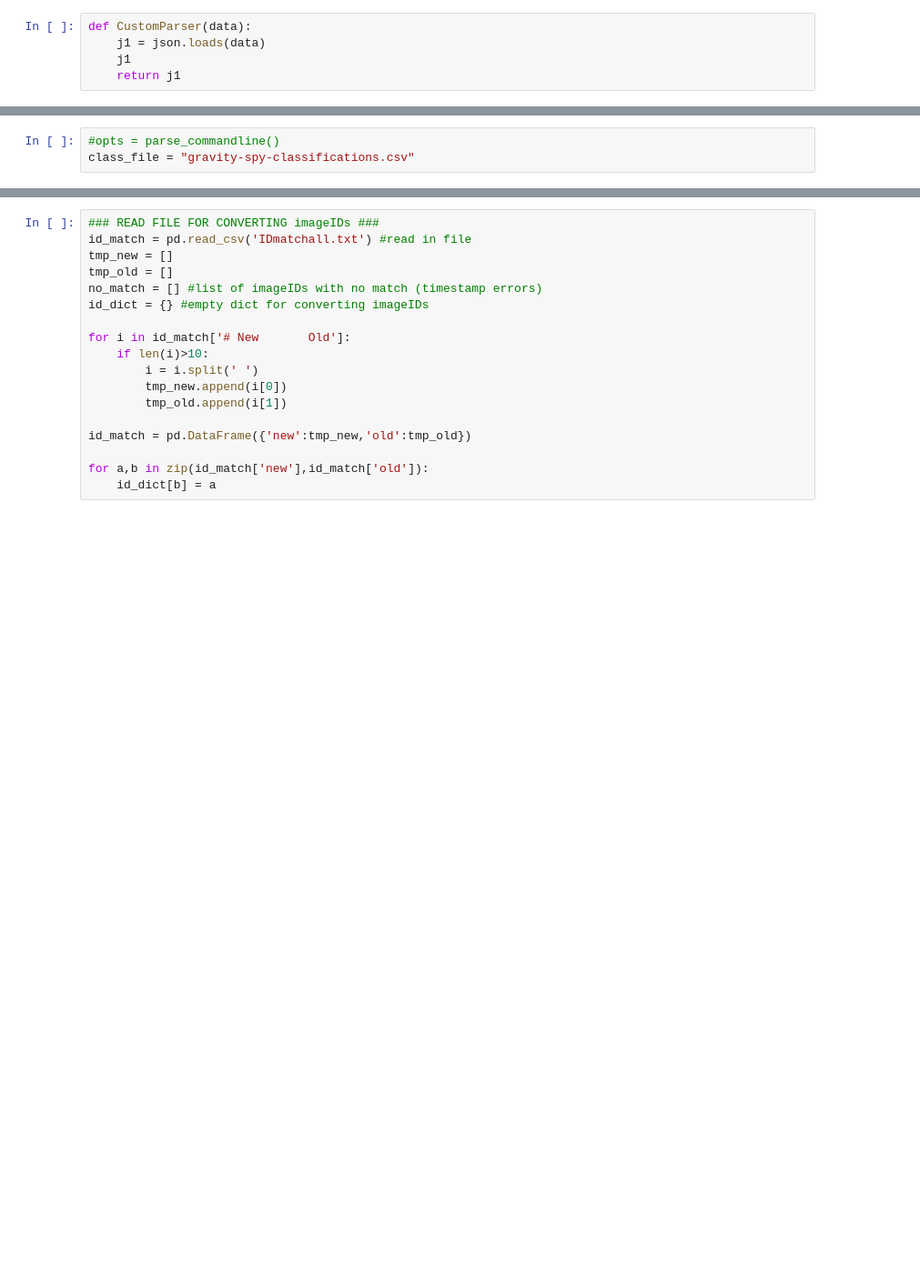
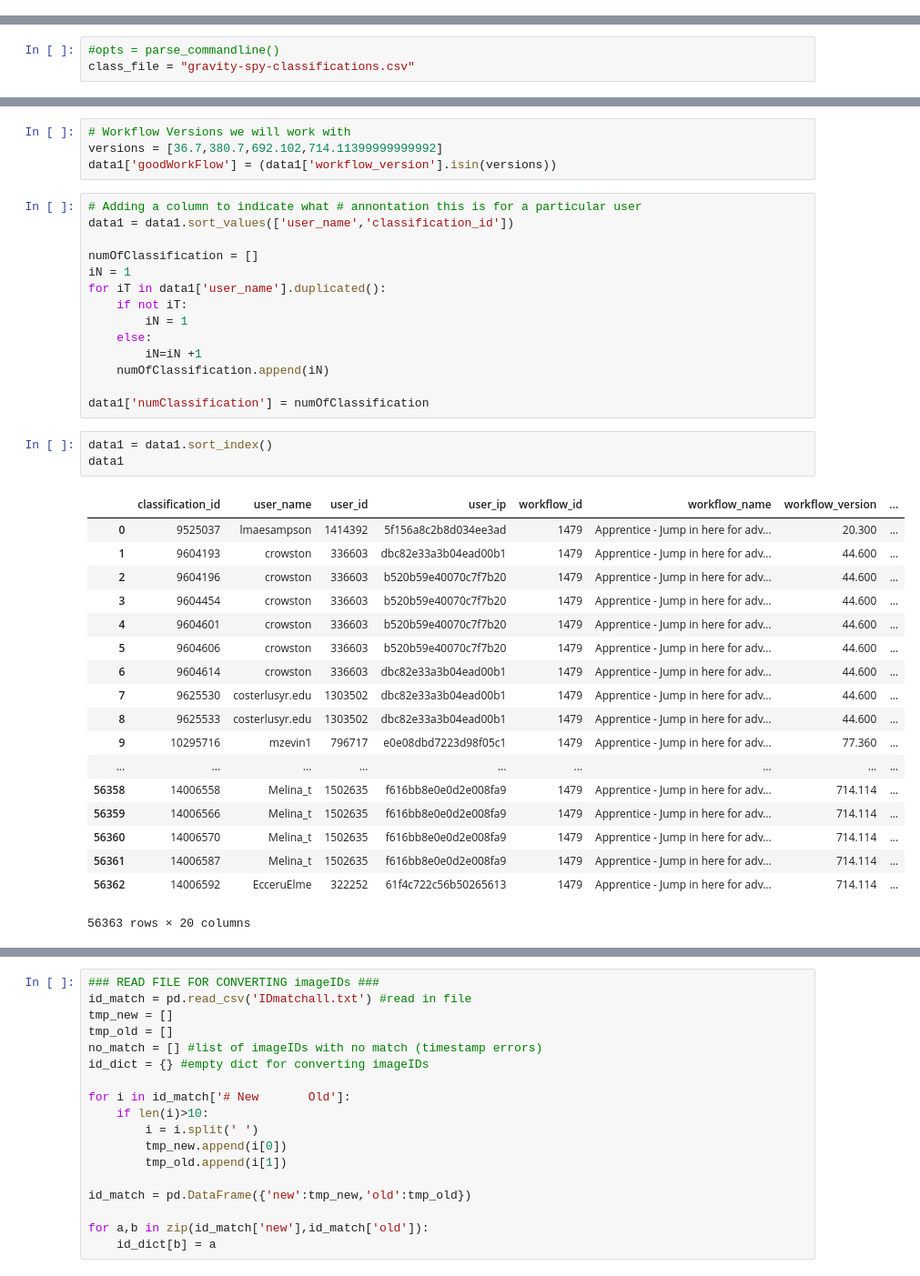
Before and after one commit to Gravity-Spy/GravitySpy, a Jupyter notebook: ML/SyracuseCC/read_classifications.ipynb, the cells around one changed output, grey strips where cells are left out. Shown at 91% size. Cells and saved outputs as stored; diff of their text form; blank space fills up the shorter version.

Commit message:
Updating the read classifications

```diff
--- a/ML/SyracuseCC/read_classifications.ipynb
+++ b/ML/SyracuseCC/read_classifications.ipynb
@@ -5,8 +5,3 @@ import numpy as np
 from pylab import *
 import json
 import pandas as pd
-# %%
-def CustomParser(data):
-    j1 = json.loads(data)
-    j1
-    return j1
@@ -41,0 +102,40 @@ AttributeError: 'list' object has no attribute 'keys'
+# %%
+# Workflow Versions we will work with
+versions = [36.7,380.7,692.102,714.11399999999992]
+data1['goodWorkFlow'] = (data1['workflow_version'].isin(versions))
+# %%
+# Adding a column to indicate what # annontation this is for a particular user
+data1 = data1.sort_values(['user_name','classification_id'])
+
+numOfClassification = []
+iN = 1
+for iT in data1['user_name'].duplicated():
+    if not iT:
+        iN = 1
+    else:
+        iN=iN +1
+    numOfClassification.append(iN)
+
+data1['numClassification'] = numOfClassification
+# %%
+data1 = data1.sort_index()
+data1
+# %% [output]
+|  | classification_id | user_name | user_id | user_ip | workflow_id | workflow_name | workflow_version | ... |
+| 0 | 9525037 | lmaesampson | 1414392 | 5f156a8c2b8d034ee3ad | 1479 | Apprentice - Jump in here for adv... | 20.300 | ... |
+| 1 | 9604193 | crowston | 336603 | dbc82e33a3b04ead00b1 | 1479 | Apprentice - Jump in here for adv... | 44.600 | ... |
+| 2 | 9604196 | crowston | 336603 | b520b59e40070c7f7b20 | 1479 | Apprentice - Jump in here for adv... | 44.600 | ... |
+| 3 | 9604454 | crowston | 336603 | b520b59e40070c7f7b20 | 1479 | Apprentice - Jump in here for adv... | 44.600 | ... |
+| 4 | 9604601 | crowston | 336603 | b520b59e40070c7f7b20 | 1479 | Apprentice - Jump in here for adv... | 44.600 | ... |
+| 5 | 9604606 | crowston | 336603 | b520b59e40070c7f7b20 | 1479 | Apprentice - Jump in here for adv... | 44.600 | ... |
+| 6 | 9604614 | crowston | 336603 | dbc82e33a3b04ead00b1 | 1479 | Apprentice - Jump in here for adv... | 44.600 | ... |
+| 7 | 9625530 | costerlusyr.edu | 1303502 | dbc82e33a3b04ead00b1 | 1479 | Apprentice - Jump in here for adv... | 44.600 | ... |
+| 8 | 9625533 | costerlusyr.edu | 1303502 | dbc82e33a3b04ead00b1 | 1479 | Apprentice - Jump in here for adv... | 44.600 | ... |
+| 9 | 10295716 | mzevin1 | 796717 | e0e08dbd7223d98f05c1 | 1479 | Apprentice - Jump in here for adv... | 77.360 | ... |
+| ... | ... | ... | ... | ... | ... | ... | ... | ... |
+| 56358 | 14006558 | Melina_t | 1502635 | f616bb8e0e0d2e008fa9 | 1479 | Apprentice - Jump in here for adv... | 714.114 | ... |
+| 56359 | 14006566 | Melina_t | 1502635 | f616bb8e0e0d2e008fa9 | 1479 | Apprentice - Jump in here for adv... | 714.114 | ... |
+| 56360 | 14006570 | Melina_t | 1502635 | f616bb8e0e0d2e008fa9 | 1479 | Apprentice - Jump in here for adv... | 714.114 | ... |
+| 56361 | 14006587 | Melina_t | 1502635 | f616bb8e0e0d2e008fa9 | 1479 | Apprentice - Jump in here for adv... | 714.114 | ... |
+| 56362 | 14006592 | EcceruElme | 322252 | 61f4c722c56b50265613 | 1479 | Apprentice - Jump in here for adv... | 714.114 | ... |
+56363 rows × 20 columns
```
Also changed, not shown: parts of 9 cells of this notebook.
